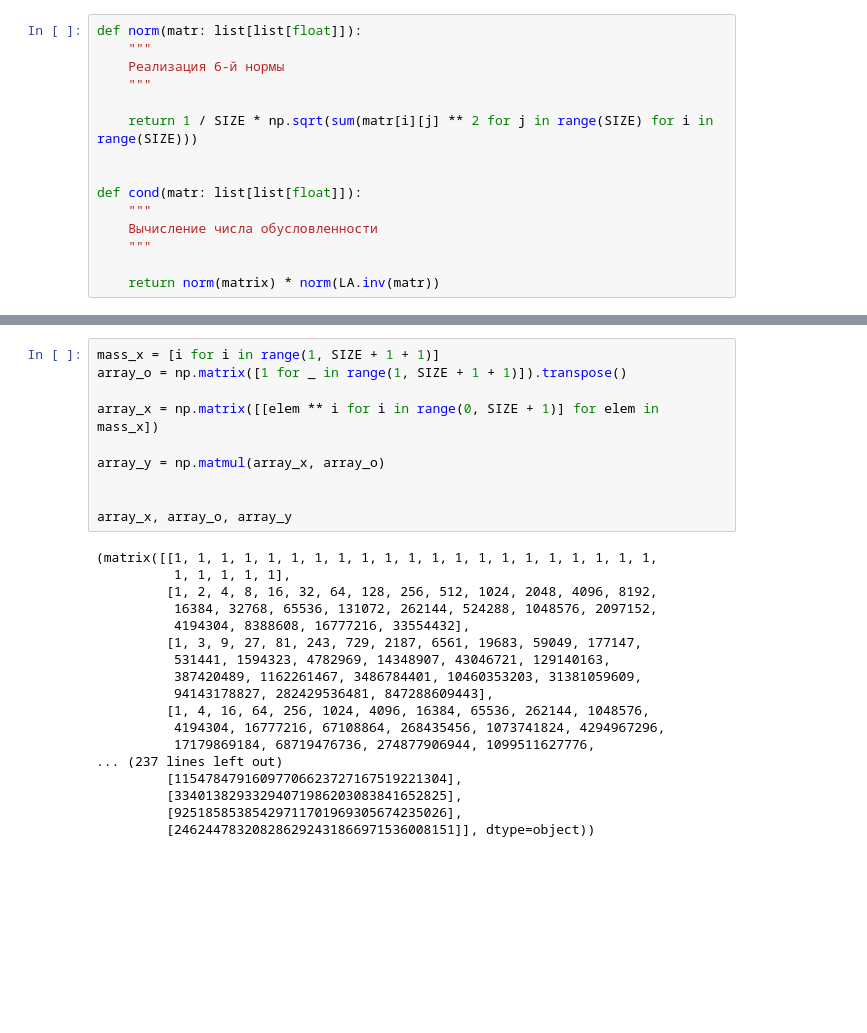
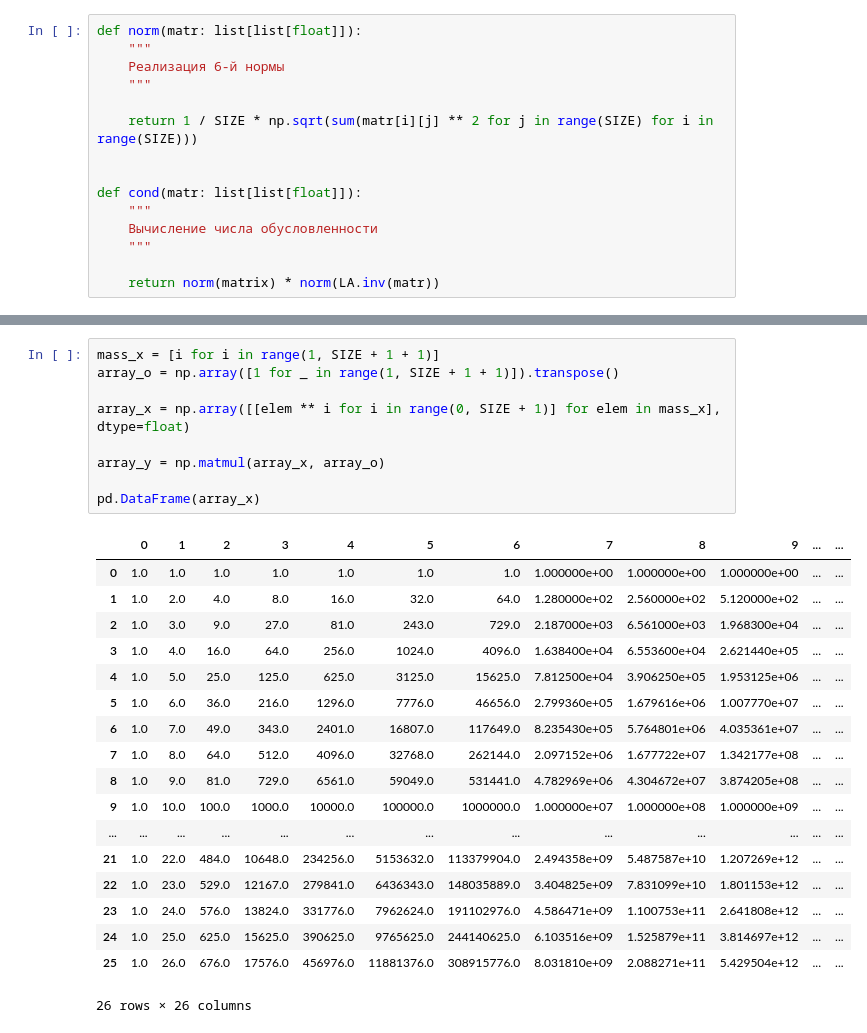
Before and after one commit to Jrol123/CalcMath, a Jupyter notebook: S5/lab1/repr.ipynb, the cells around one changed output, grey strips where cells are left out. Drawn from its saved outputs; the diff is of its cells as text; blank space fills up the shorter version.

```diff
--- a/S5/lab1/repr.ipynb
+++ b/S5/lab1/repr.ipynb
@@ -80,29 +80,29 @@ mdf[0]
 25 rows × 25 columns
 # %%
 mass_x = [i for i in range(1, SIZE + 1 + 1)]
-array_o = np.matrix([1 for _ in range(1, SIZE + 1 + 1)]).transpose()
+array_o = np.array([1 for _ in range(1, SIZE + 1 + 1)]).transpose()
 
-array_x = np.matrix([[elem ** i for i in range(0, SIZE + 1)] for elem in mass_x])
+array_x = np.array([[elem ** i for i in range(0, SIZE + 1)] for elem in mass_x], dtype=float)
 
 array_y = np.matmul(array_x, array_o)
 
-
-array_x, array_o, array_y
+pd.DataFrame(array_x)
 # %% [output]
+|  | 0 | 1 | 2 | 3 | 4 | 5 | 6 | 7 | 8 | 9 | ... | ... |
+| 0 | 1.0 | 1.0 | 1.0 | 1.0 | 1.0 | 1.0 | 1.0 | 1.000000e+00 | 1.000000e+00 | 1.000000e+00 | ... | ... |
+| 1 | 1.0 | 2.0 | 4.0 | 8.0 | 16.0 | 32.0 | 64.0 | 1.280000e+02 | 2.560000e+02 | 5.120000e+02 | ... | ... |
+| 2 | 1.0 | 3.0 | 9.0 | 27.0 | 81.0 | 243.0 | 729.0 | 2.187000e+03 | 6.561000e+03 | 1.968300e+04 | ... | ... |
+| 3 | 1.0 | 4.0 | 16.0 | 64.0 | 256.0 | 1024.0 | 4096.0 | 1.638400e+04 | 6.553600e+04 | 2.621440e+05 | ... | ... |
+| 4 | 1.0 | 5.0 | 25.0 | 125.0 | 625.0 | 3125.0 | 15625.0 | 7.812500e+04 | 3.906250e+05 | 1.953125e+06 | ... | ... |
+| 5 | 1.0 | 6.0 | 36.0 | 216.0 | 1296.0 | 7776.0 | 46656.0 | 2.799360e+05 | 1.679616e+06 | 1.007770e+07 | ... | ... |
+| 6 | 1.0 | 7.0 | 49.0 | 343.0 | 2401.0 | 16807.0 | 117649.0 | 8.235430e+05 | 5.764801e+06 | 4.035361e+07 | ... | ... |
+| 7 | 1.0 | 8.0 | 64.0 | 512.0 | 4096.0 | 32768.0 | 262144.0 | 2.097152e+06 | 1.677722e+07 | 1.342177e+08 | ... | ... |
+| 8 | 1.0 | 9.0 | 81.0 | 729.0 | 6561.0 | 59049.0 | 531441.0 | 4.782969e+06 | 4.304672e+07 | 3.874205e+08 | ... | ... |
+| 9 | 1.0 | 10.0 | 100.0 | 1000.0 | 10000.0 | 100000.0 | 1000000.0 | 1.000000e+07 | 1.000000e+08 | 1.000000e+09 | ... | ... |
+| ... | ... | ... | ... | ... | ... | ... | ... | ... | ... | ... | ... | ... |
+| 21 | 1.0 | 22.0 | 484.0 | 10648.0 | 234256.0 | 5153632.0 | 113379904.0 | 2.494358e+09 | 5.487587e+10 | 1.207269e+12 | ... | ... |
+| 22 | 1.0 | 23.0 | 529.0 | 12167.0 | 279841.0 | 6436343.0 | 148035889.0 | 3.404825e+09 | 7.831099e+10 | 1.801153e+12 | ... | ... |
+| 23 | 1.0 | 24.0 | 576.0 | 13824.0 | 331776.0 | 7962624.0 | 191102976.0 | 4.586471e+09 | 1.100753e+11 | 2.641808e+12 | ... | ... |
+| 24 | 1.0 | 25.0 | 625.0 | 15625.0 | 390625.0 | 9765625.0 | 244140625.0 | 6.103516e+09 | 1.525879e+11 | 3.814697e+12 | ... | ... |
+| 25 | 1.0 | 26.0 | 676.0 | 17576.0 | 456976.0 | 11881376.0 | 308915776.0 | 8.031810e+09 | 2.088271e+11 | 5.429504e+12 | ... | ... |
-(matrix([[1, 1, 1, 1, 1, 1, 1, 1, 1, 1, 1, 1, 1, 1, 1, 1, 1, 1, 1, 1, 1,
-          1, 1, 1, 1, 1],
-         [1, 2, 4, 8, 16, 32, 64, 128, 256, 512, 1024, 2048, 4096, 8192,
-          16384, 32768, 65536, 131072, 262144, 524288, 1048576, 2097152,
-          4194304, 8388608, 16777216, 33554432],
-         [1, 3, 9, 27, 81, 243, 729, 2187, 6561, 19683, 59049, 177147,
-          531441, 1594323, 4782969, 14348907, 43046721, 129140163,
-          387420489, 1162261467, 3486784401, 10460353203, 31381059609,
-          94143178827, 282429536481, 847288609443],
-         [1, 4, 16, 64, 256, 1024, 4096, 16384, 65536, 262144, 1048576,
-          4194304, 16777216, 67108864, 268435456, 1073741824, 4294967296,
-          17179869184, 68719476736, 274877906944, 1099511627776,
-... (237 lines left out)
-         [11547847916097706623727167519221304],
-         [33401382933294071986203083841652825],
-         [92518585385429711701969305674235026],
-         [246244783208286292431866971536008151]], dtype=object))
+26 rows × 26 columns
```
Also changed, not shown: parts of 7 cells of this notebook.
